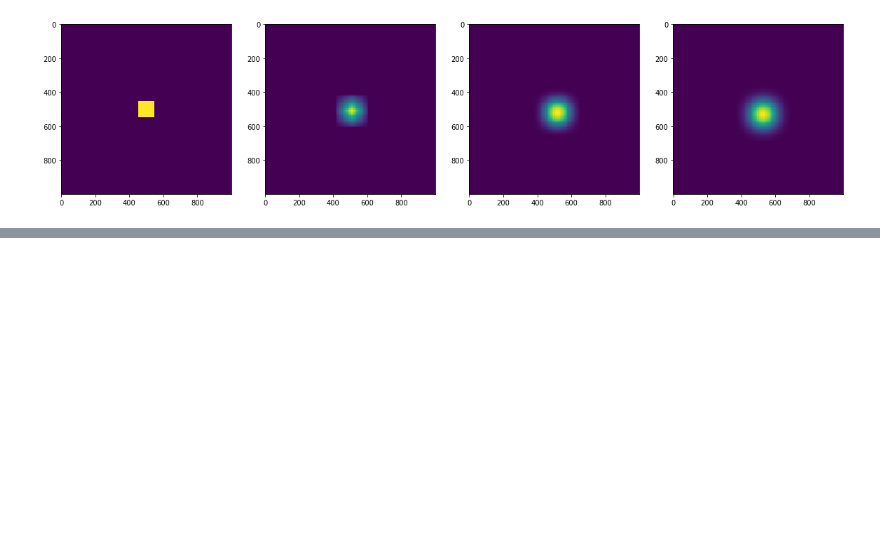
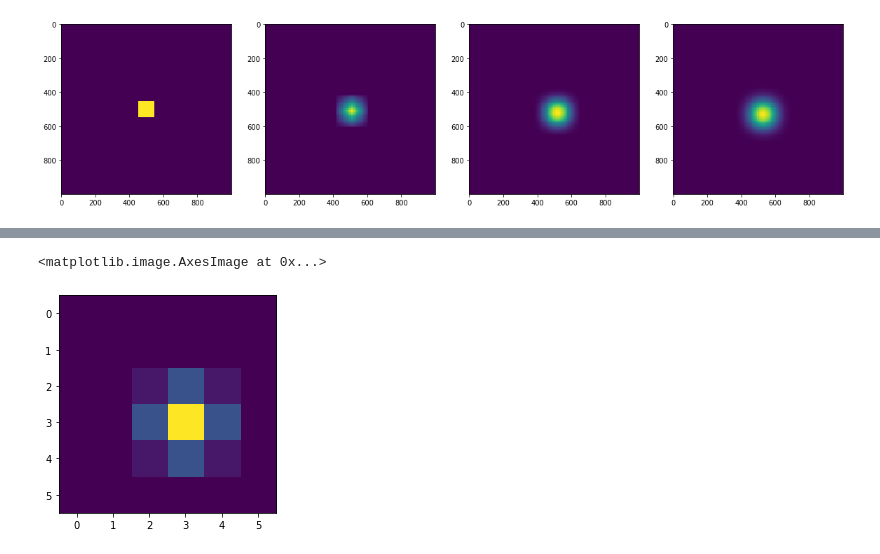
Before and after one commit to pierreglaser/templatematching-mva, a Jupyter notebook: notebooks/train.ipynb, the cells around one changed output, grey strips where cells are left out. Drawn from its saved outputs; the diff is of its cells as text; code cells hidden in the pictures; blank space fills up the shorter version.

```diff
--- a/notebooks/train.ipynb
+++ b/notebooks/train.ipynb
@@ -182,0 +253,10 @@ lin.S_matrix.shape
+# %%
+k = np.array(range(- int((2 * spline_deg + 1) / 2), int((2 * spline_deg + 1) / 2)))
+l = np.array(range(- int((2 * spline_deg + 1) / 2), int((2 * spline_deg + 1) / 2)))
+
+B = discrete_spline_2D(k, l, spline_deg)
+
+plt.imshow(B)
+# %% [output]
+<matplotlib.image.AxesImage at 0x...>
+[figure, added]
```
Also changed, not shown: parts of 23 cells of this notebook.
